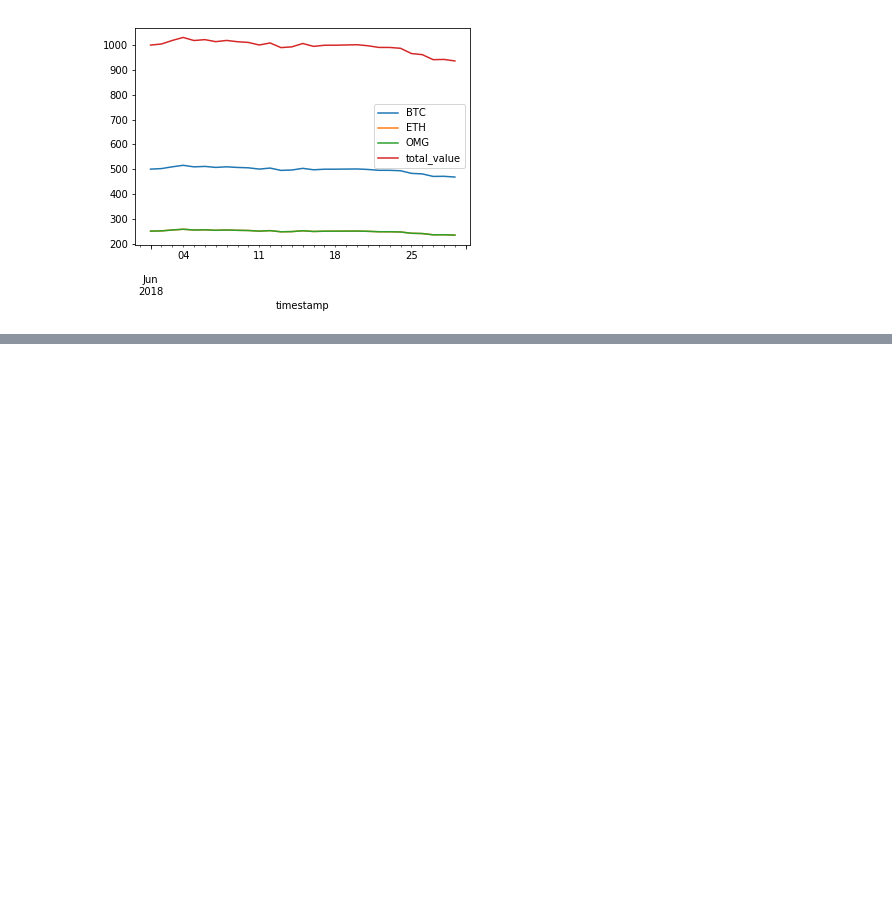
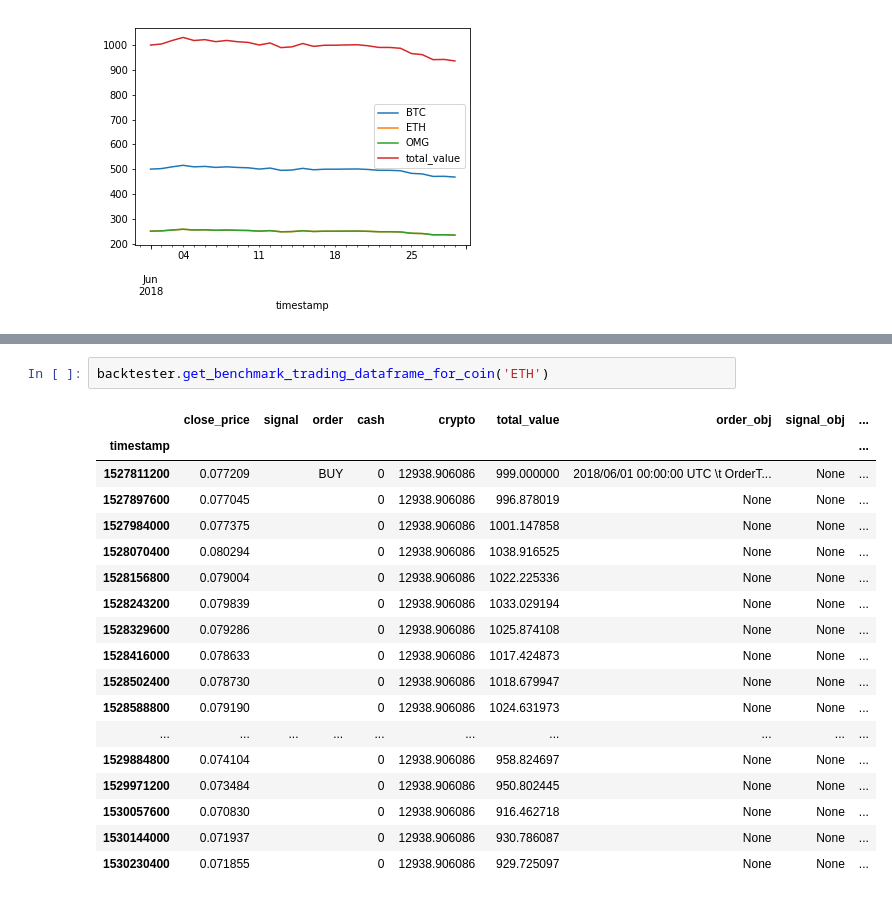
Before and after one commit to IntelligentTrading/clover, a Jupyter notebook: notebooks/portfolio_backtesting.ipynb, the cells around one changed output, grey strips where cells are left out. Cells and saved outputs as stored; diff of their text form; blank space fills up the shorter version.

Commit message:
Benchmark trading dataframes working correctly.

```diff
--- a/notebooks/portfolio_backtesting.ipynb
+++ b/notebooks/portfolio_backtesting.ipynb
@@ -63,0 +84,21 @@ df.plot()
+# %%
+backtester.get_benchmark_trading_dataframe_for_coin('ETH')
+# %% [output]
+|  | close_price | signal | order | cash | crypto | total_value | order_obj | signal_obj | ... |
+| timestamp |  |  |  |  |  |  |  |  | ... |
+| 1527811200 | 0.077209 |  | BUY | 0 | 12938.906086 | 999.000000 | 2018/06/01 00:00:00 UTC \t OrderT... | None | ... |
+| 1527897600 | 0.077045 |  |  | 0 | 12938.906086 | 996.878019 | None | None | ... |
+| 1527984000 | 0.077375 |  |  | 0 | 12938.906086 | 1001.147858 | None | None | ... |
+| 1528070400 | 0.080294 |  |  | 0 | 12938.906086 | 1038.916525 | None | None | ... |
+| 1528156800 | 0.079004 |  |  | 0 | 12938.906086 | 1022.225336 | None | None | ... |
+| 1528243200 | 0.079839 |  |  | 0 | 12938.906086 | 1033.029194 | None | None | ... |
+| 1528329600 | 0.079286 |  |  | 0 | 12938.906086 | 1025.874108 | None | None | ... |
+| 1528416000 | 0.078633 |  |  | 0 | 12938.906086 | 1017.424873 | None | None | ... |
+| 1528502400 | 0.078730 |  |  | 0 | 12938.906086 | 1018.679947 | None | None | ... |
+| 1528588800 | 0.079190 |  |  | 0 | 12938.906086 | 1024.631973 | None | None | ... |
+| ... | ... | ... | ... | ... | ... | ... | ... | ... | ... |
+| 1529884800 | 0.074104 |  |  | 0 | 12938.906086 | 958.824697 | None | None | ... |
+| 1529971200 | 0.073484 |  |  | 0 | 12938.906086 | 950.802445 | None | None | ... |
+| 1530057600 | 0.070830 |  |  | 0 | 12938.906086 | 916.462718 | None | None | ... |
+| 1530144000 | 0.071937 |  |  | 0 | 12938.906086 | 930.786087 | None | None | ... |
+| 1530230400 | 0.071855 |  |  | 0 | 12938.906086 | 929.725097 | None | None | ... |
```
Also changed, not shown: parts of 2 cells of this notebook, 5 other files.
